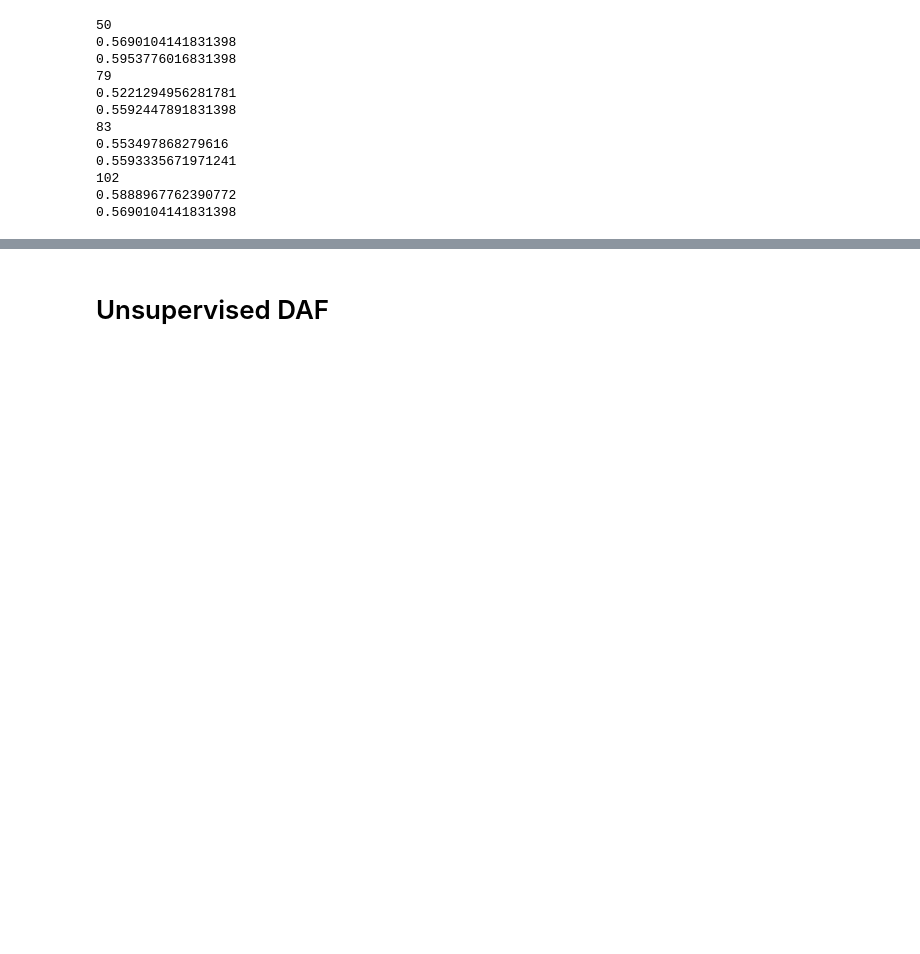
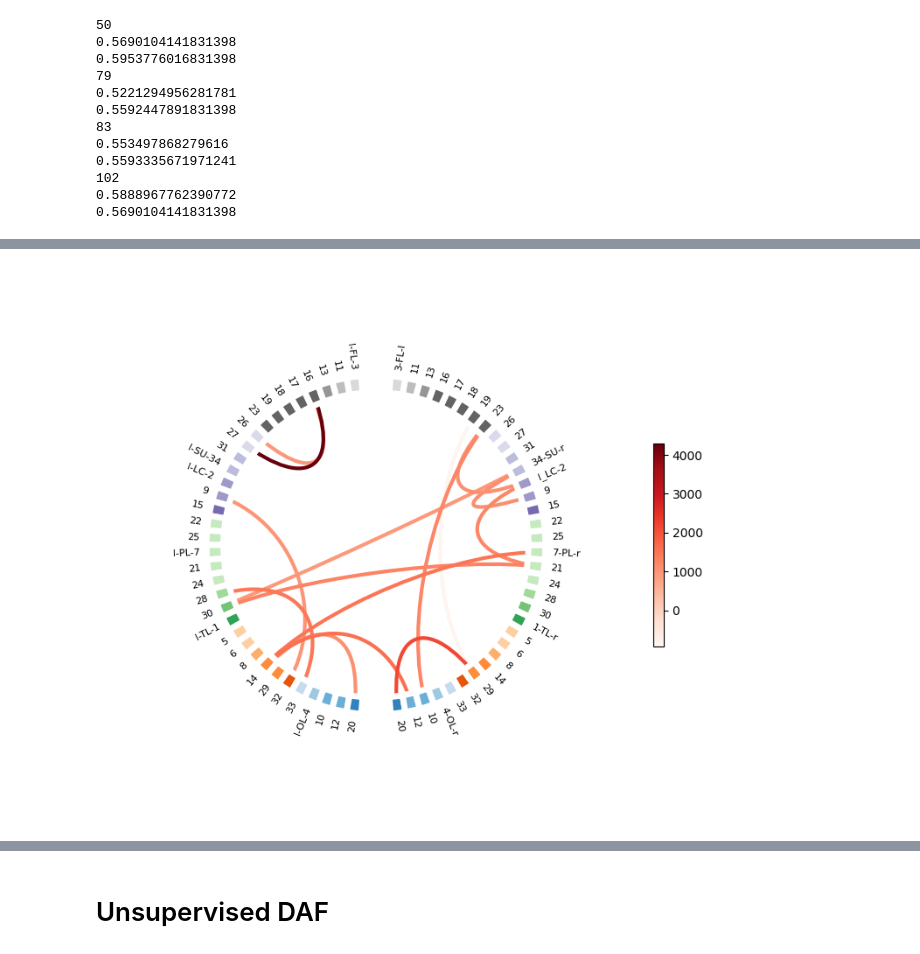
Before and after one commit to yixin-c/DAF-Reproduce, a Jupyter notebook: daf/DAF-sleep.ipynb, the cells around one changed output, grey strips where cells are left out. Drawn from its saved outputs; the diff is of its cells as text; code cells hidden in the pictures; blank space fills up the shorter version.

```diff
--- a/daf/DAF-sleep.ipynb
+++ b/daf/DAF-sleep.ipynb
@@ -573,0 +941,4 @@ for epoch in range(300):
+# %%
+node_codes_l = ['l-FL-3','11','13','16','17','18','19','23','26','27','31','l-SU-34','l-LC-2','9','15','22','25','l-PL-7','21','24','28','30','l-TL-1','5','6','8','14','29','32','33','l-OL-4','10','12','20']
+nodes_codes_r = ['20','12','10','4-OL-r','33','32','29','14','8','6','5','1-TL-r','30','28','24','21','7-PL-r','25','22','15','9','l_LC-2','34-SU-r','31','27','26','23','19','18','17','16','13','11','3-FL-l']
+nodes_codes = node_codes_l+nodes_codes_r
@@ -573,0 +957,25 @@ for epoch in range(300):
+# %%
+fig, ax = plt.subplots(figsize=(10, 10),
+                       subplot_kw=dict(polar=True))
+net=full_long['A'].mean(0)-full_long['X'].mean(0)
+# net=hcp_di_197-hcp_197
+
+fig, ax = plot_connectivity_circle(net.reshape(68,68),
+                         node_angles=node_angles,
+                         node_colors=label_colors,
+                         facecolor='white',
+                         textcolor='black',
+                         node_edgecolor='white',
+                         colormap="Reds",
+                         node_height=1,
+                         node_linewidth=5,
+#                          vmin=-500,
+#                          vmax=500,
+                         node_names=nodes_codes,
+                         colorbar=True, colorbar_pos=(-0.3, 0.5), colorbar_size=.3,
+                         fontsize_colorbar=10,# padding=1,
+                         linewidth=3,
+#                          title=titles[i],
+                         n_lines=15,ax=ax)
+# %% [output]
+[figure, added]
```
Also changed, not shown: parts of 18 cells of this notebook.
